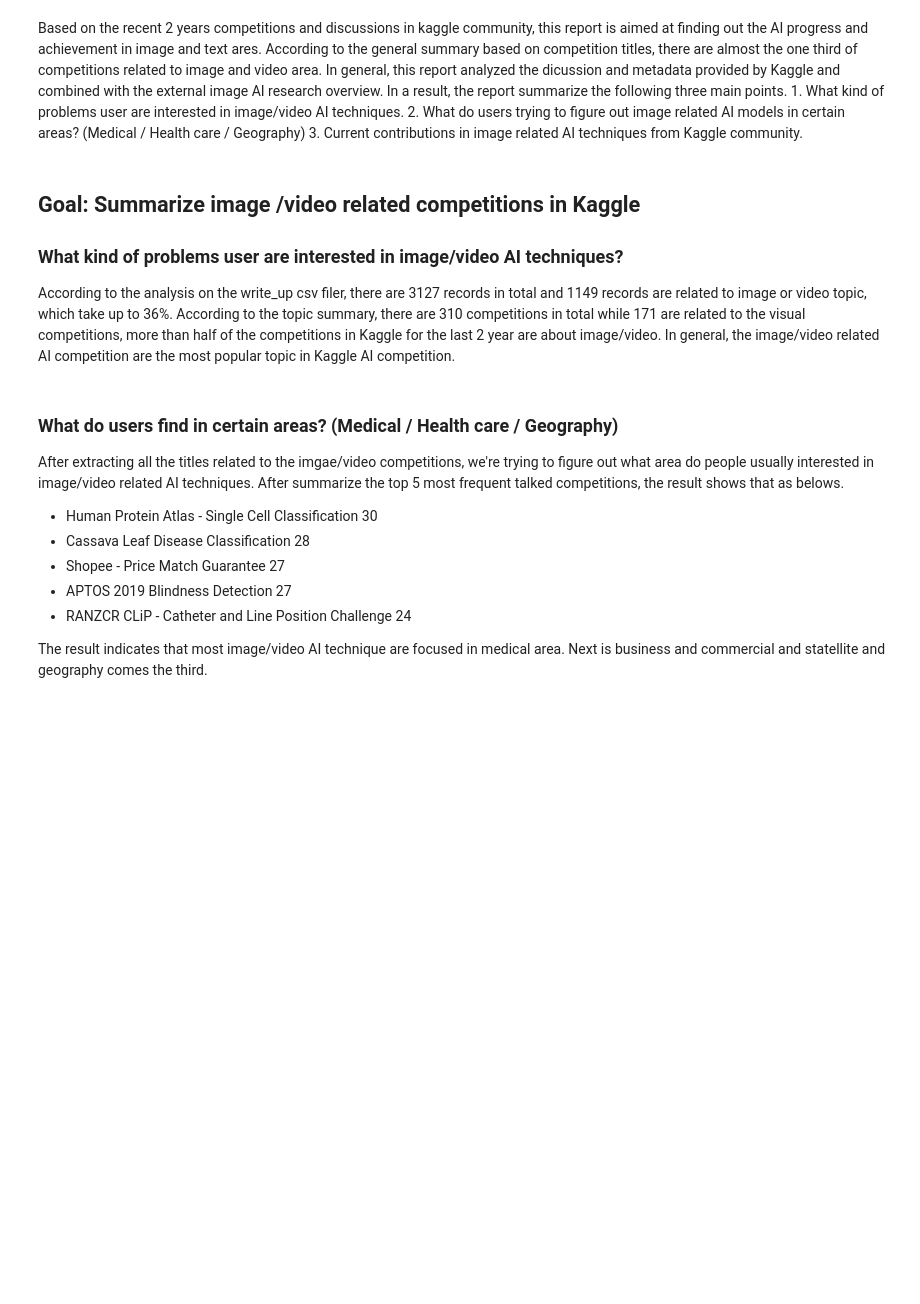
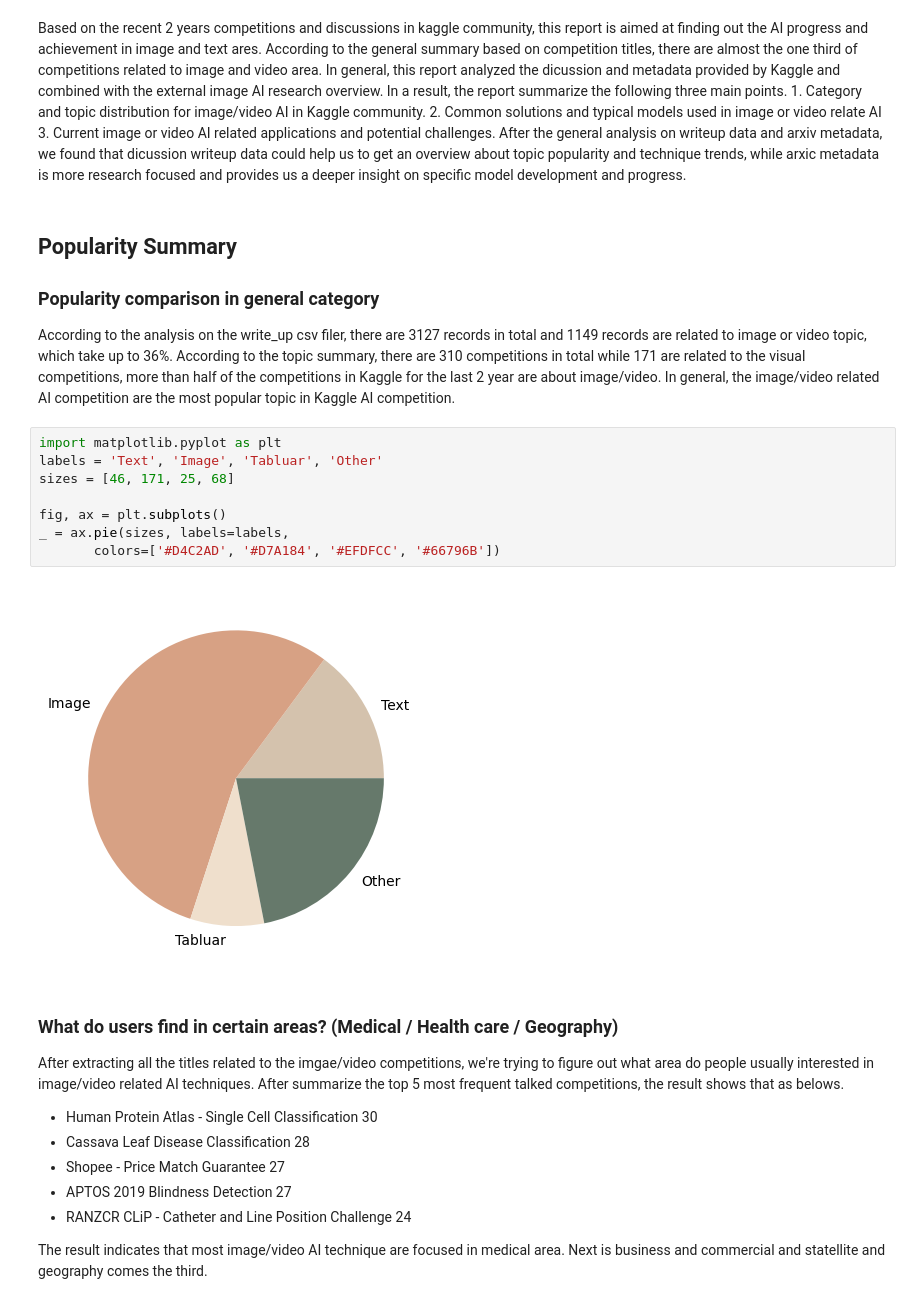
Before and after one commit to aligator4sah/kaggle-ai-report, a Jupyter notebook: kaggle-ai-report-on-image-and-video-research.ipynb, the cells around one changed output. Drawn from its saved outputs; the diff is of its cells as text; blank space fills up the shorter version.

```diff
--- a/kaggle-ai-report-on-image-and-video-research.ipynb
+++ b/kaggle-ai-report-on-image-and-video-research.ipynb
@@ -1,9 +1,19 @@
 # %% [markdown]
-Based on the recent 2 years competitions and discussions in kaggle community, this report is aimed at finding out the AI progress and achievement in image and text ares. According to the general summary based on competition titles, there are almost the one third of competitions related to image and video area. In general, this report analyzed the dicussion and metadata provided by Kaggle and combined with the external image AI research overview. In a result, the report summarize the following three main points. 1. What kind of problems user are interested in image/video AI techniques. 2. What do users trying to figure out image related AI models in certain areas? (Medical / Health care / Geography) 3. Current contributions in image related AI techniques from Kaggle community.
+Based on the recent 2 years competitions and discussions in kaggle community, this report is aimed at finding out the AI progress and achievement in image and text ares. According to the general summary based on competition titles, there are almost the one third of competitions related to image and video area. In general, this report analyzed the dicussion and metadata provided by Kaggle and combined with the external image AI research overview. In a result, the report summarize the following three main points. 1. Category and topic distribution for image/video AI in Kaggle community. 2. Common solutions and typical models used in image or video relate AI 3. Current image or video AI related applications and potential challenges. After the general analysis on writeup data and arxiv metadata, we found that dicussion writeup data could help us to get an overview about topic popularity and technique trends, while arxic metadata is more research focused and provides us a deeper insight on specific model development and progress.
 # %% [markdown]
-## Goal: Summarize image /video related competitions in Kaggle
-### What kind of problems user are interested in image/video AI techniques?
+## Popularity Summary
+### Popularity comparison in general category
 According to the analysis on the write_up csv filer, there are 3127 records in total and 1149 records are related to image or video topic, which take up to 36%. According to the topic summary, there are 310 competitions in total while 171 are related to the visual competitions, more than half of the competitions in Kaggle for the last 2 year are about image/video. In general, the image/video related AI competition are the most popular topic in Kaggle AI competition.
+# %%
+import matplotlib.pyplot as plt
+labels = 'Text', 'Image', 'Tabluar', 'Other'
+sizes = [46, 171, 25, 68]
+
+fig, ax = plt.subplots()
+_ = ax.pie(sizes, labels=labels,
+       colors=['#D4C2AD', '#D7A184', '#EFDFCC', '#66796B'])
+# %% [output]
+[figure, added]
 # %% [markdown]
 ### What do users find in certain areas? (Medical / Health care / Geography)
 After extracting all the titles related to the imgae/video competitions, we're trying to figure out what area do people usually interested in image/video related AI techniques. After summarize the top 5 most frequent talked competitions, the result shows that as belows.
```
Also changed, not shown: parts of 28 cells of this notebook.
